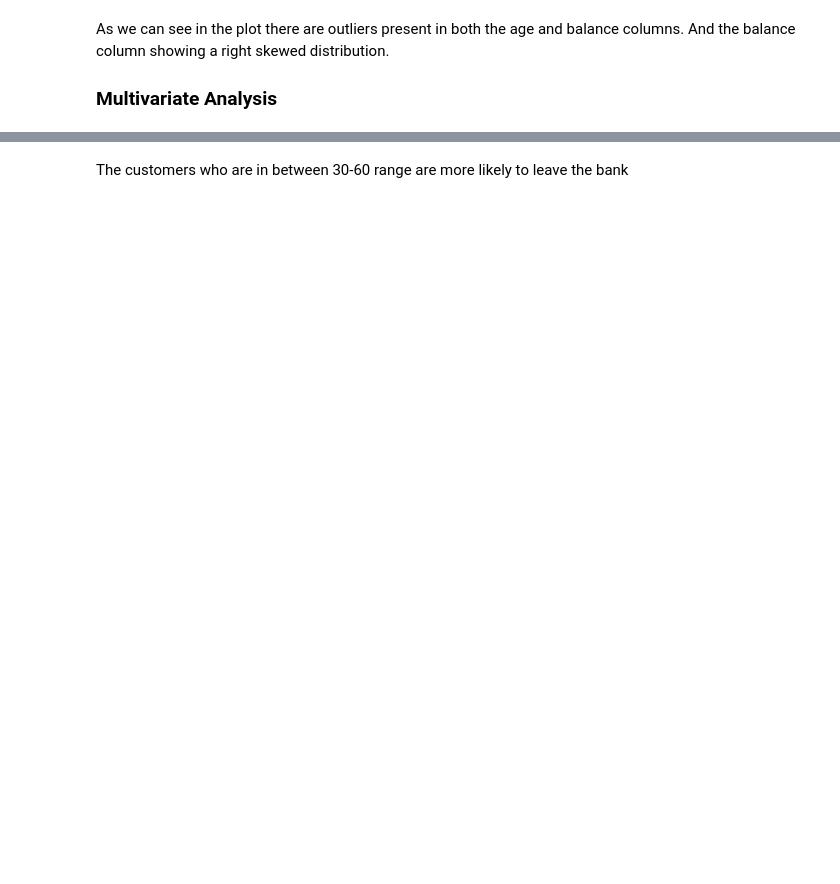
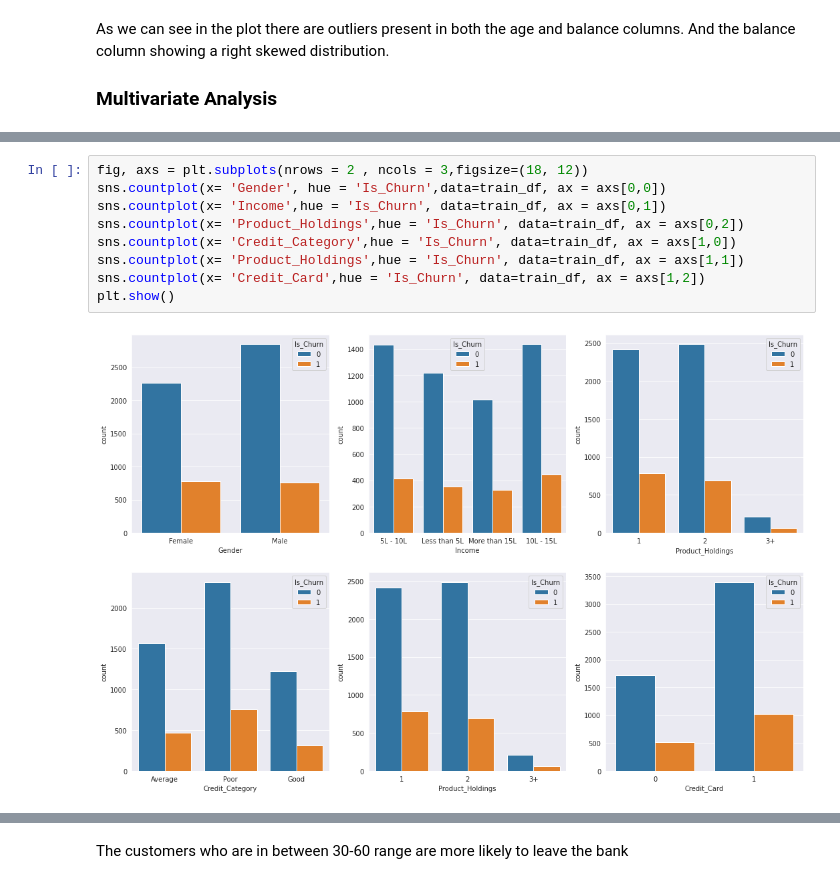
Before and after one commit to JozJozmin/Churn-Prediction-ML, a Jupyter notebook: Churn_Prediction_Updated_Final.ipynb, the cells around one changed output, grey strips where cells are left out. Saved outputs shown, nothing was run; the diff lists cells and outputs as text; blank space fills up the shorter version.

```diff
--- a/Churn_Prediction_Updated_Final.ipynb
+++ b/Churn_Prediction_Updated_Final.ipynb
@@ -245,0 +238,11 @@ px.histogram(train_df, x='Age',marginal='box', title='Age vs Is_Churn ', color='
+# %%
+fig, axs = plt.subplots(nrows = 2 , ncols = 3,figsize=(18, 12))
+sns.countplot(x= 'Gender', hue = 'Is_Churn',data=train_df, ax = axs[0,0])
+sns.countplot(x= 'Income',hue = 'Is_Churn', data=train_df, ax = axs[0,1])
+sns.countplot(x= 'Product_Holdings',hue = 'Is_Churn', data=train_df, ax = axs[0,2])
+sns.countplot(x= 'Credit_Category',hue = 'Is_Churn', data=train_df, ax = axs[1,0])
+sns.countplot(x= 'Product_Holdings',hue = 'Is_Churn', data=train_df, ax = axs[1,1])
+sns.countplot(x= 'Credit_Card',hue = 'Is_Churn', data=train_df, ax = axs[1,2])
+plt.show()
+# %% [output]
+[figure, added]
```
Also changed, not shown: parts of 13 cells of this notebook.
